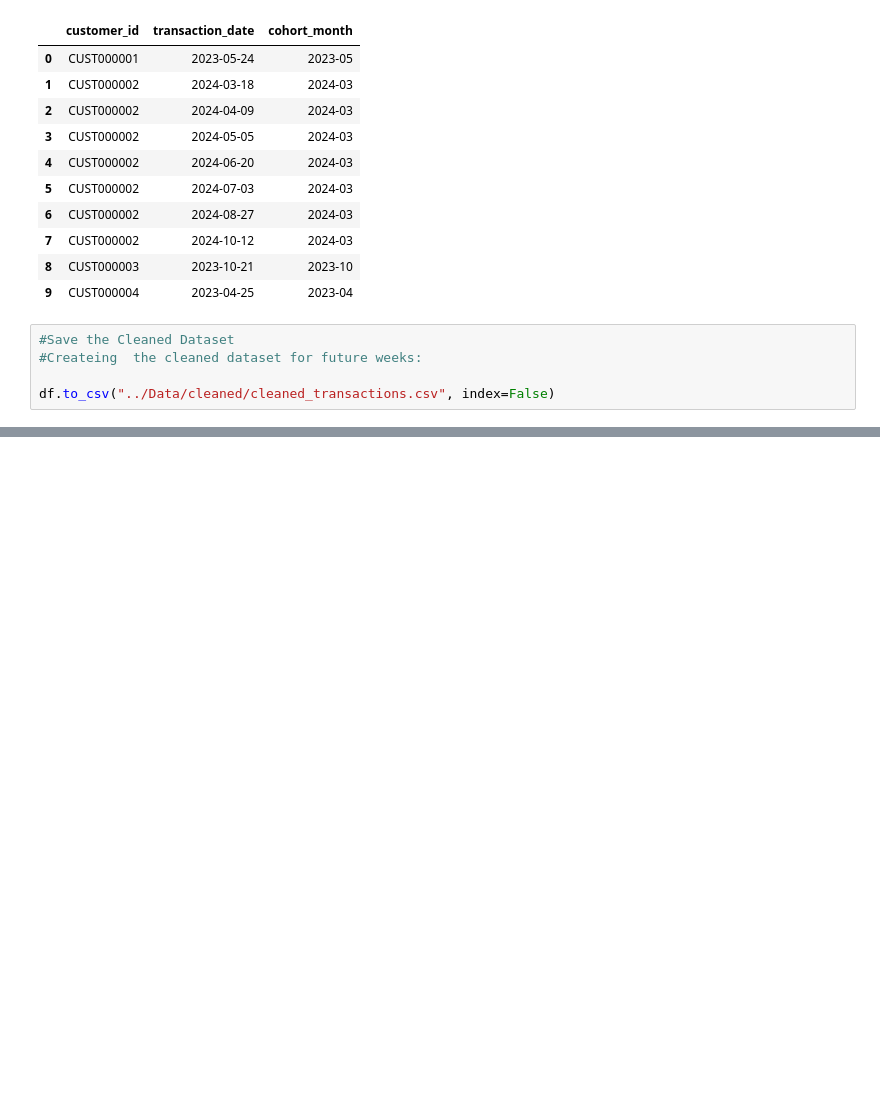
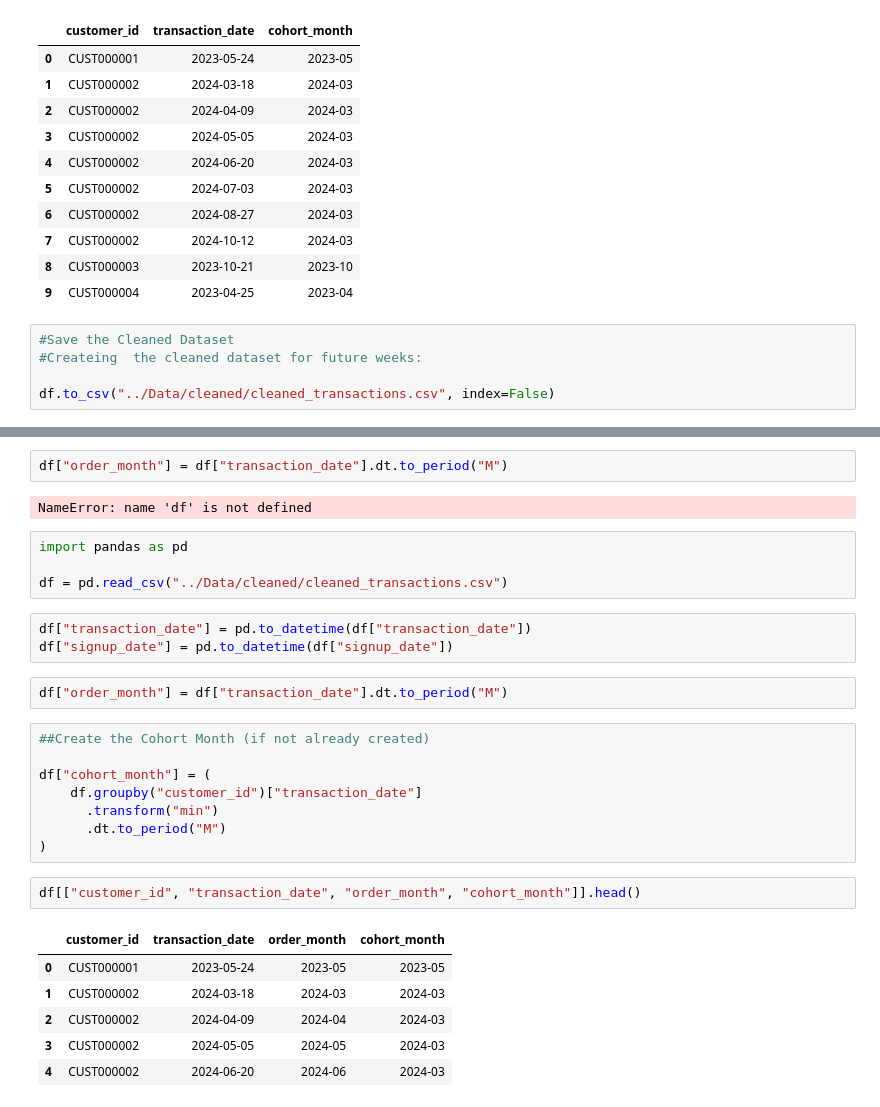
Before and after one commit to Anilqumr/E-Commerce-Cohort-Retention-CLTV-Analysis, a Jupyter notebook: Notebook/Week1_Data_Cleaning.ipynb, the cells around one changed output, grey strips where cells are left out. Saved outputs shown, nothing was run; the diff lists cells and outputs as text; blank space fills up the shorter version.

Commit message:
starting with weeek2 cohort retentaion analys

```diff
--- a/Notebook/Week1_Data_Cleaning.ipynb
+++ b/Notebook/Week1_Data_Cleaning.ipynb
@@ -407,0 +412,30 @@ df.to_csv("../Data/cleaned/cleaned_transactions.csv", index=False)
+# %%
+df["order_month"] = df["transaction_date"].dt.to_period("M")
+# %% [output]
+NameError: name 'df' is not defined
+# %%
+import pandas as pd
+
+df = pd.read_csv("../Data/cleaned/cleaned_transactions.csv")
+# %%
+df["transaction_date"] = pd.to_datetime(df["transaction_date"])
+df["signup_date"] = pd.to_datetime(df["signup_date"])
+# %%
+df["order_month"] = df["transaction_date"].dt.to_period("M")
+# %%
+##Create the Cohort Month (if not already created)
+
+df["cohort_month"] = (
+    df.groupby("customer_id")["transaction_date"]
+      .transform("min")
+      .dt.to_period("M")
+)
+# %%
+df[["customer_id", "transaction_date", "order_month", "cohort_month"]].head()
+# %% [output]
+|  | customer_id | transaction_date | order_month | cohort_month |
+| 0 | CUST000001 | 2023-05-24 | 2023-05 | 2023-05 |
+| 1 | CUST000002 | 2024-03-18 | 2024-03 | 2024-03 |
+| 2 | CUST000002 | 2024-04-09 | 2024-04 | 2024-03 |
+| 3 | CUST000002 | 2024-05-05 | 2024-05 | 2024-03 |
+| 4 | CUST000002 | 2024-06-20 | 2024-06 | 2024-03 |
```
Also changed, not shown: parts of 2 cells of this notebook, 1 other file.
